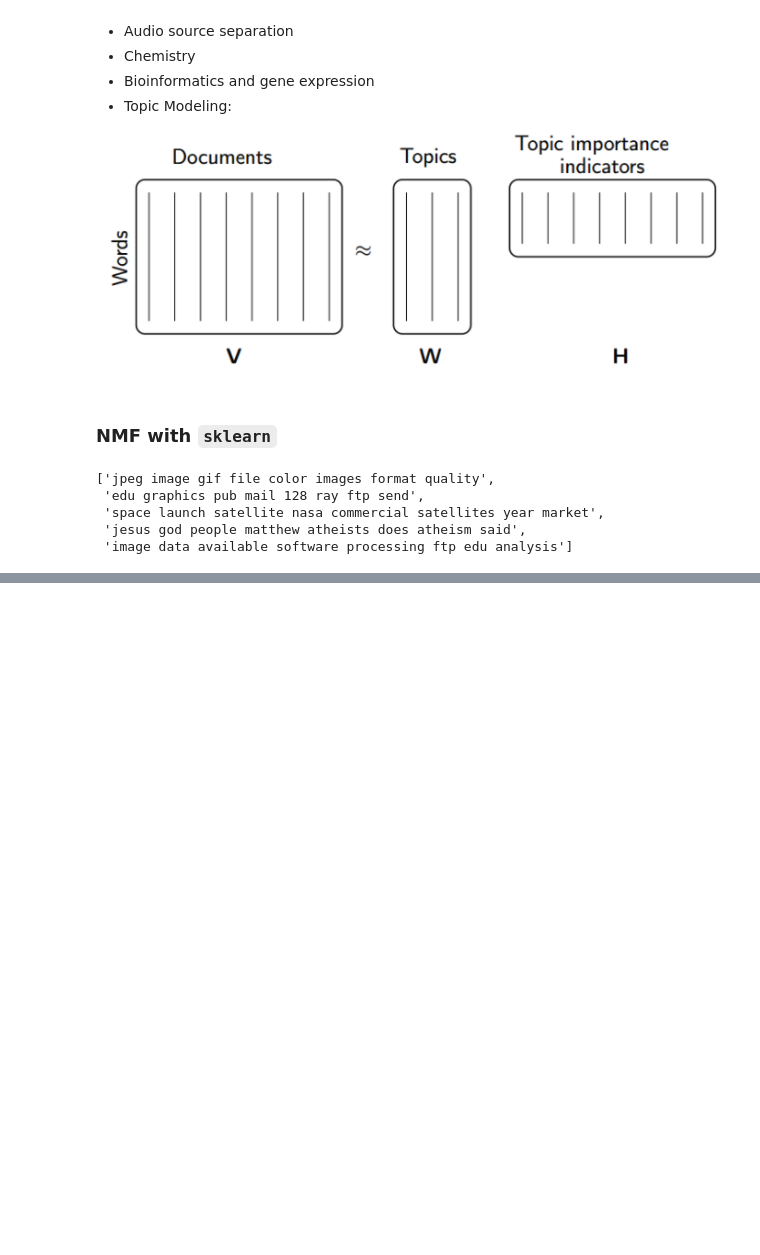
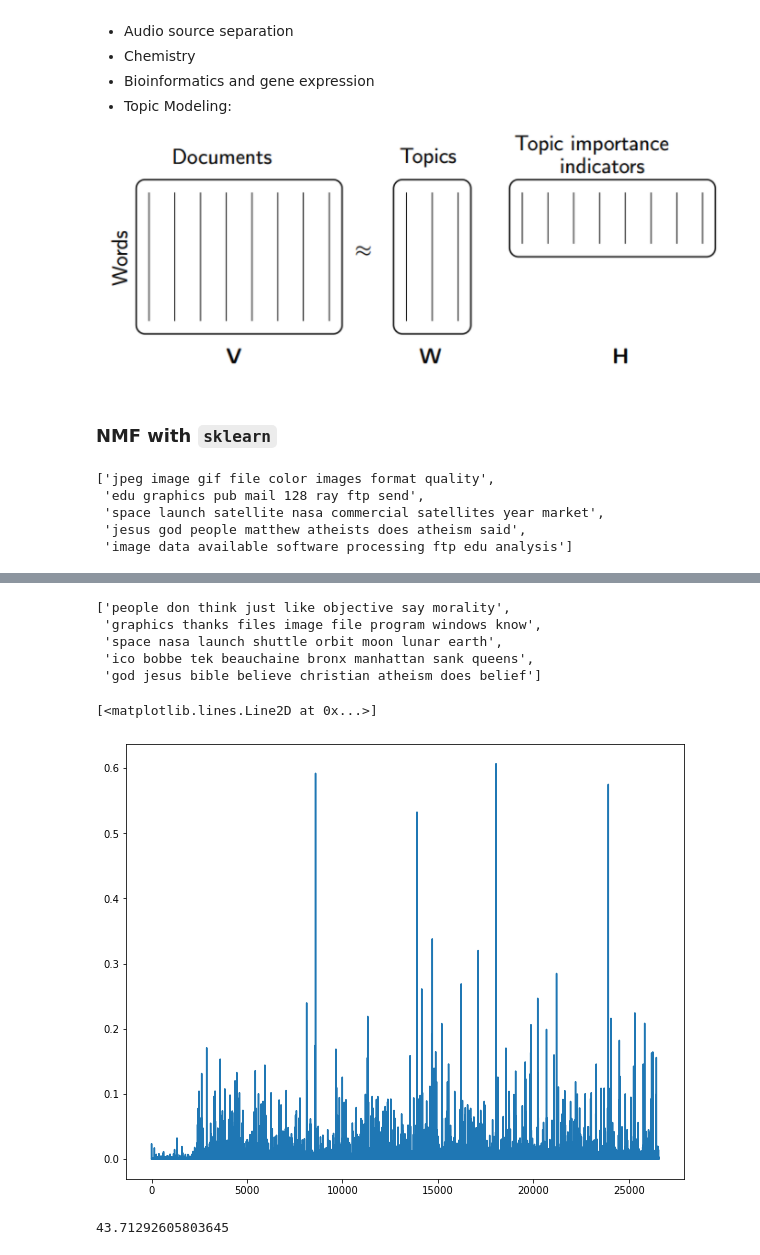
Before and after one commit to skacem/Natural-Language-Processing, a Jupyter notebook: 101-topic_modeling.ipynb, the cells around one changed output, grey strips where cells are left out. Saved outputs shown, nothing was run; the diff lists cells and outputs as text; code cells hidden in the pictures; blank space fills up the shorter version.

```diff
--- a/101-topic_modeling.ipynb
+++ b/101-topic_modeling.ipynb
@@ -390,0 +406,5 @@ show_topics(H1)
+# %%
+# Convert a collection of raw documents to a matrix of TF-IDF features
+vectorizer_tfidf = TfidfVectorizer(stop_words='english')
+# Learn vocabulary and idf, return document-term matrix
+vectors_tfidf = vectorizer_tfidf.fit_transform(newsgroups_train.data)
@@ -390,0 +419,20 @@ show_topics(H1)
+# %%
+# Learn a NMF model for the data X and returns the transformed data.
+W1 = clf.fit_transform(vectors_tfidf)
+H1 = clf.components_
+show_topics(H1)
+# %% [output]
+['people don think just like objective say morality',
+ 'graphics thanks files image file program windows know',
+ 'space nasa launch shuttle orbit moon lunar earth',
+ 'ico bobbe tek beauchaine bronx manhattan sank queens',
+ 'god jesus bible believe christian atheism does belief']
+# %%
+plt.plot(clf.components_[0])
+# %% [output]
+[<matplotlib.lines.Line2D at 0x...>]
+[figure, added]
+# %%
+clf.reconstruction_err_
+# %% [output]
+43.71292605803645
```
Also changed, not shown: parts of 10 cells of this notebook.
